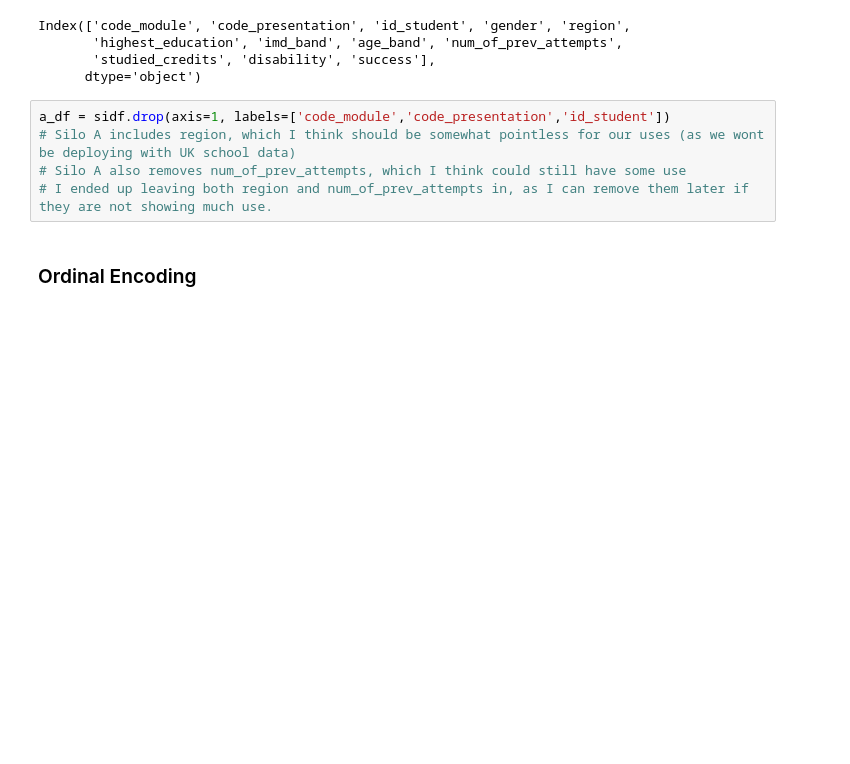
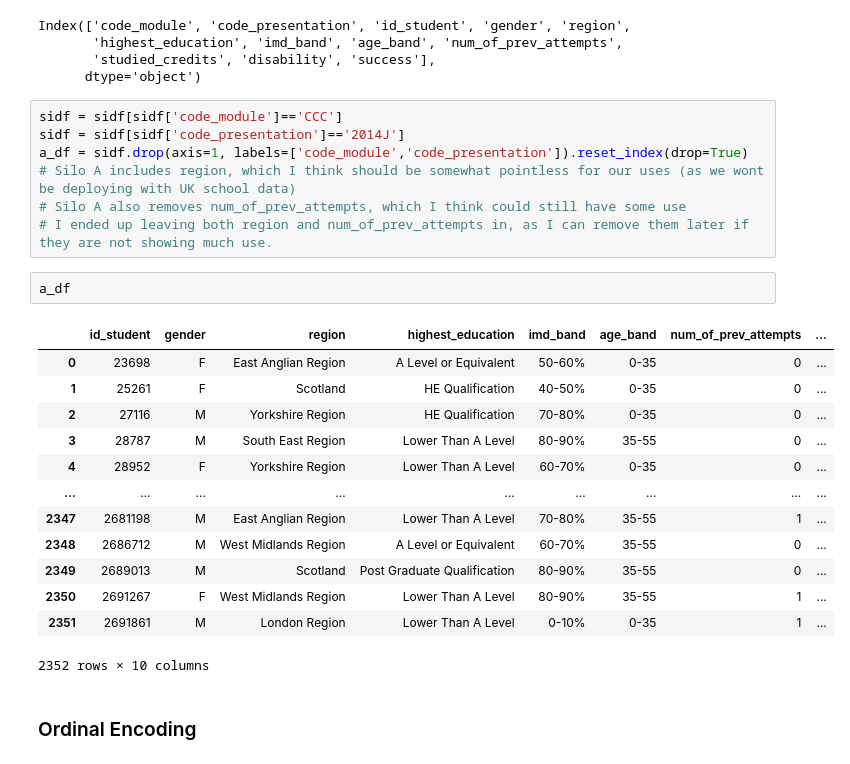
Before and after one commit to Peilong/JayQuery, a Jupyter notebook: notebooks/2026_05_20-EDA_Notebook-v1.ipynb, the cells around one changed output. Cells and saved outputs as stored; diff of their text form; blank space fills up the shorter version.

```diff
--- a/notebooks/2026_05_20-EDA_Notebook-v1.ipynb
+++ b/notebooks/2026_05_20-EDA_Notebook-v1.ipynb
@@ -531,10 +532,28 @@ Index(['code_module', 'code_presentation', 'id_student', 'gender', 'region',
        'studied_credits', 'disability', 'success'],
       dtype='object')
 # %%
-a_df = sidf.drop(axis=1, labels=['code_module','code_presentation','id_student'])
+sidf = sidf[sidf['code_module']=='CCC']
+sidf = sidf[sidf['code_presentation']=='2014J']
+a_df = sidf.drop(axis=1, labels=['code_module','code_presentation']).reset_index(drop=True)
 # Silo A includes region, which I think should be somewhat pointless for our uses (as we wont be deploying with UK school data)
 # Silo A also removes num_of_prev_attempts, which I think could still have some use
 # I ended up leaving both region and num_of_prev_attempts in, as I can remove them later if they are not showing much use.
+# %%
+a_df
+# %% [output]
+|  | id_student | gender | region | highest_education | imd_band | age_band | num_of_prev_attempts | ... |
+| 0 | 23698 | F | East Anglian Region | A Level or Equivalent | 50-60% | 0-35 | 0 | ... |
+| 1 | 25261 | F | Scotland | HE Qualification | 40-50% | 0-35 | 0 | ... |
+| 2 | 27116 | M | Yorkshire Region | HE Qualification | 70-80% | 0-35 | 0 | ... |
+| 3 | 28787 | M | South East Region | Lower Than A Level | 80-90% | 35-55 | 0 | ... |
+| 4 | 28952 | F | Yorkshire Region | Lower Than A Level | 60-70% | 0-35 | 0 | ... |
+| ... | ... | ... | ... | ... | ... | ... | ... | ... |
+| 2347 | 2681198 | M | East Anglian Region | Lower Than A Level | 70-80% | 35-55 | 1 | ... |
+| 2348 | 2686712 | M | West Midlands Region | A Level or Equivalent | 60-70% | 35-55 | 0 | ... |
+| 2349 | 2689013 | M | Scotland | Post Graduate Qualification | 80-90% | 35-55 | 0 | ... |
+| 2350 | 2691267 | F | West Midlands Region | Lower Than A Level | 80-90% | 35-55 | 1 | ... |
+| 2351 | 2691861 | M | London Region | Lower Than A Level | 0-10% | 0-35 | 1 | ... |
+2352 rows × 10 columns
 # %% [markdown]
 ### Ordinal Encoding
 # %%
```
Also changed, not shown: parts of 26 cells of this notebook, 1 other file.
